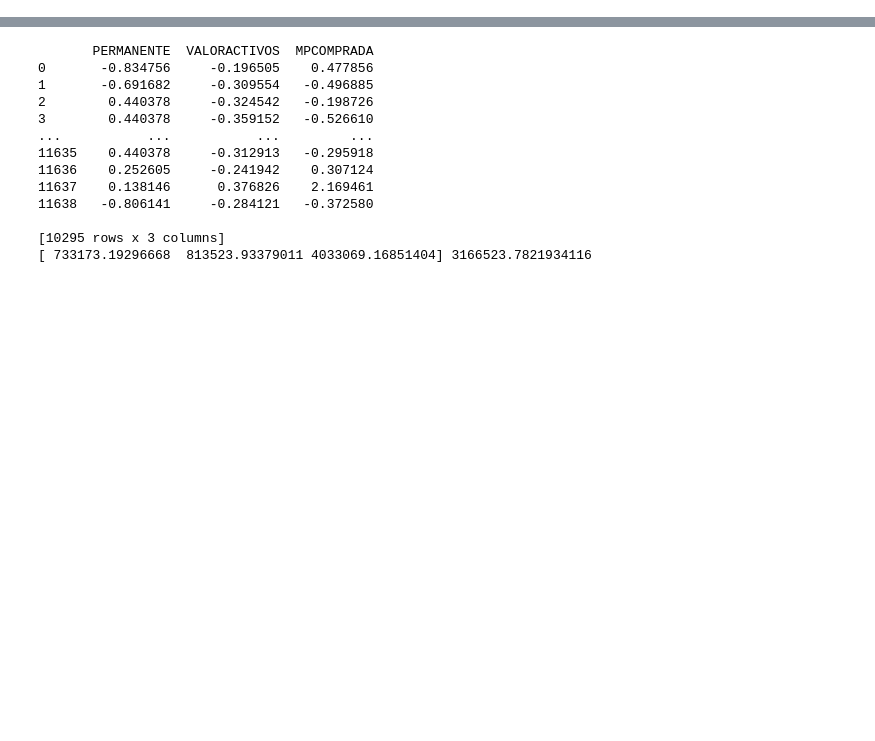
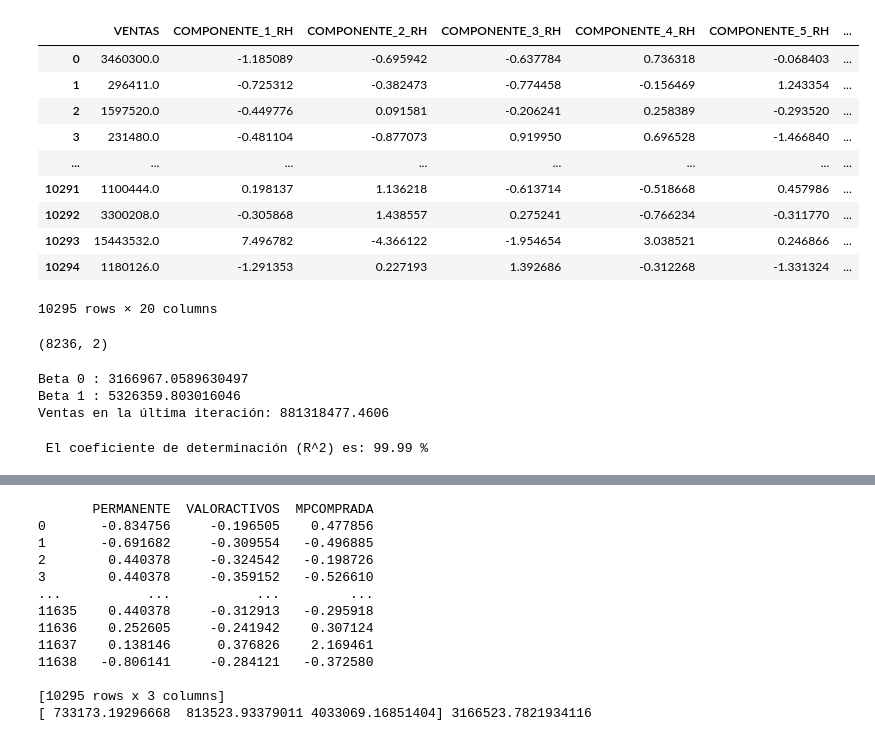
Before and after one commit to KatherinAcosta/Proyecto2018, a Jupyter notebook: modelo.ipynb, the cells around one changed output, grey strips where cells are left out. Saved outputs shown, nothing was run; the diff lists cells and outputs as text; code cells hidden in the pictures; blank space fills up the shorter version.

```diff
--- a/modelo.ipynb
+++ b/modelo.ipynb
@@ -98,0 +186,28 @@ Warnings:
+# %%
+#Se importan las librerias
+
+import pandas as pd      #IMPORTANTE NO OLVIDAR ヽ(•‿ •)ノ
+import numpy as np
+pd.set_option("display.max_rows", 9) # Especificar el número de filas a mostrar
+import matplotlib.pyplot as plt
+from math import sqrt
+from sklearn.model_selection import train_test_split
+from sklearn import preprocessing
+from sklearn.metrics import r2_score, mean_squared_error,classification_report, confusion_matrix
+# %%
+#Se carga el archivo con los datos limpios
+
+total=pd.read_excel("PCA_Total.xlsx",index_col=0) #Recursos:amarillo #Capacidades:rojo #Resultados:azul
+total
+# %% [output]
+|  | VENTAS | COMPONENTE_1_RH | COMPONENTE_2_RH | COMPONENTE_3_RH | COMPONENTE_4_RH | COMPONENTE_5_RH | ... |
+| 0 | 3460300.0 | -1.185089 | -0.695942 | -0.637784 | 0.736318 | -0.068403 | ... |
+| 1 | 296411.0 | -0.725312 | -0.382473 | -0.774458 | -0.156469 | 1.243354 | ... |
+| 2 | 1597520.0 | -0.449776 | 0.091581 | -0.206241 | 0.258389 | -0.293520 | ... |
+| 3 | 231480.0 | -0.481104 | -0.877073 | 0.919950 | 0.696528 | -1.466840 | ... |
+| ... | ... | ... | ... | ... | ... | ... | ... |
+| 10291 | 1100444.0 | 0.198137 | 1.136218 | -0.613714 | -0.518668 | 0.457986 | ... |
+| 10292 | 3300208.0 | -0.305868 | 1.438557 | 0.275241 | -0.766234 | -0.311770 | ... |
+| 10293 | 15443532.0 | 7.496782 | -4.366122 | -1.954654 | 3.038521 | 0.246866 | ... |
+| 10294 | 1180126.0 | -1.291353 | 0.227193 | 1.392686 | -0.312268 | -1.331324 | ... |
+10295 rows × 20 columns
@@ -98,0 +221,21 @@ Warnings:
+# %%
+#Normalización de los datos. Definición de variables a predecir y predictoras
+
+# Se toma la media de los valores de entrenamiento
+scaler= preprocessing.StandardScaler().fit(X_train)
+X_train_scaled=scaler.transform(X_train)
+X_test_scaled=scaler.transform(X_test)
+
+#Adicionar una columa de 1 para B0
+X_test_scaled= np.insert(X_test_scaled,0,1,axis=1)
+X_train_scaled= np.insert(X_train_scaled,0,1,axis=1)
+
+n=len(X_train_scaled[0]) # Número de variables
+
+# Genearación de betas iniciales
+B=np.zeros(n)
+alpha=0.0005
+# Tasa de aprendizaje
+X_train_scaled.shape
+# %% [output]
+(8236, 2)
@@ -98,0 +263,17 @@ Warnings:
+# %%
+#Estimación de los coeficientes de regresión
+
+Betas, venta_hist, loss= grad(X_train_scaled,y_train,B,alpha,10000)
+for i in range(len(Betas)):
+    print("Beta %s :"%(i), Betas[i])
+print("Ventas en la última iteración:","%.4f"%venta_hist[-1])
+# %% [output]
+Beta 0 : 3166967.0589630497
+Beta 1 : 5326359.803016046
+Ventas en la última iteración: 881318477.4606
+# %%
+y1=y_test.tolist()
+Coef=r2_score(y1,pronostico)*100
+print(" El coeficiente de determinación (R^2) es: %.2f "%Coef + "%")
+# %% [output]
+ El coeficiente de determinación (R^2) es: 99.99 %
```
Also changed, not shown: parts of 18 cells of this notebook.
